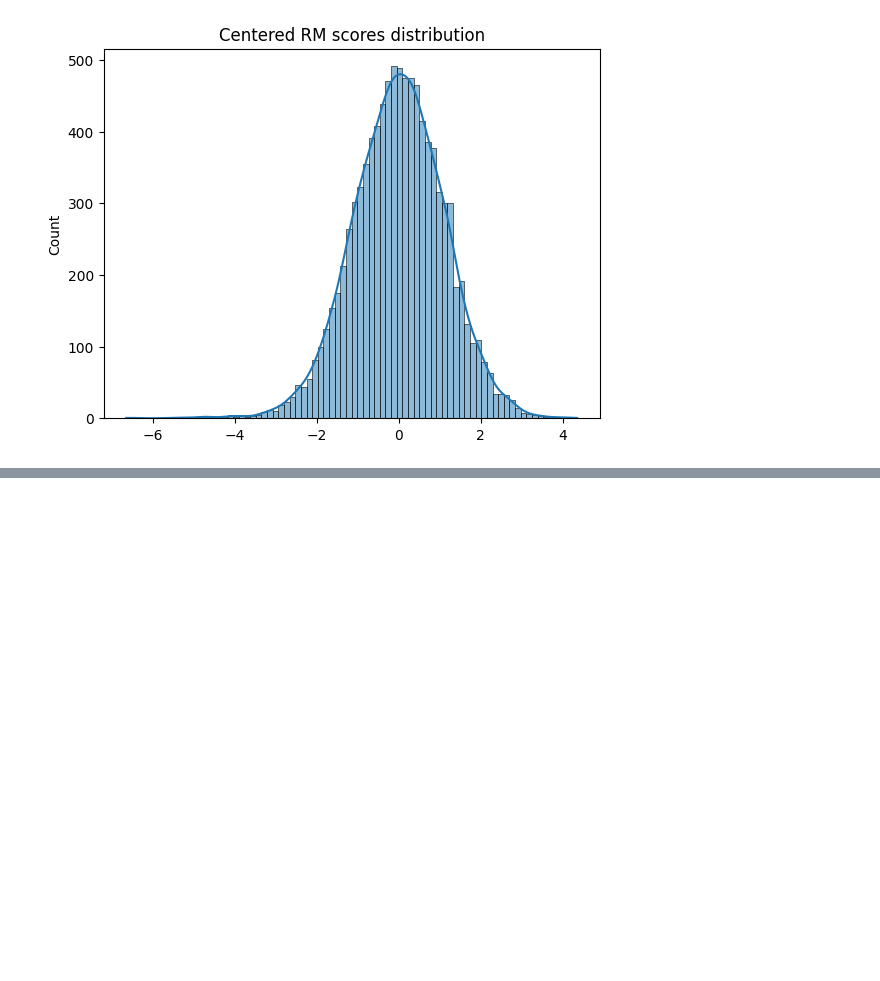
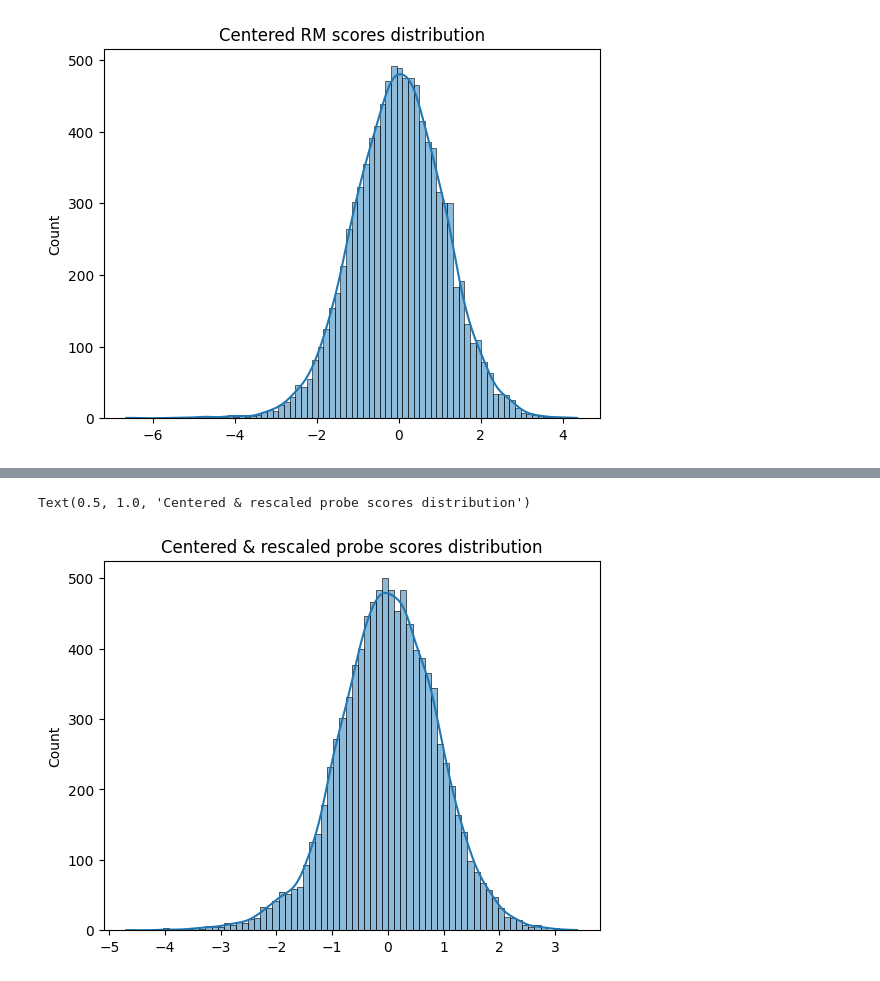
Before and after one commit to henrypapadatos/LLM-sycophancy, a Jupyter notebook: plots/RM_probe_distribution.ipynb, the cells around one changed output, grey strips where cells are left out. Drawn from its saved outputs; the diff is of its cells as text; code cells hidden in the pictures; blank space fills up the shorter version.

```diff
--- a/plots/RM_probe_distribution.ipynb
+++ b/plots/RM_probe_distribution.ipynb
@@ -69,0 +74,12 @@ Text(0.5, 1.0, 'Centered probe scores distribution')
+# %%
+df['centered_probe_score'] = df['centered_probe_score'] * 0.3
+all_centered_probe_scores = []
+for i in range(len(df)):
+    all_centered_probe_scores.extend(df['centered_probe_score'][i])
+
+sns.histplot(all_centered_probe_scores, kde=True)
+#set title
+plt.title('Centered & rescaled probe scores distribution')
+# %% [output]
+Text(0.5, 1.0, 'Centered & rescaled probe scores distribution')
+[figure, added]
```
Also changed, not shown: parts of 5 cells of this notebook, 6 other files.
